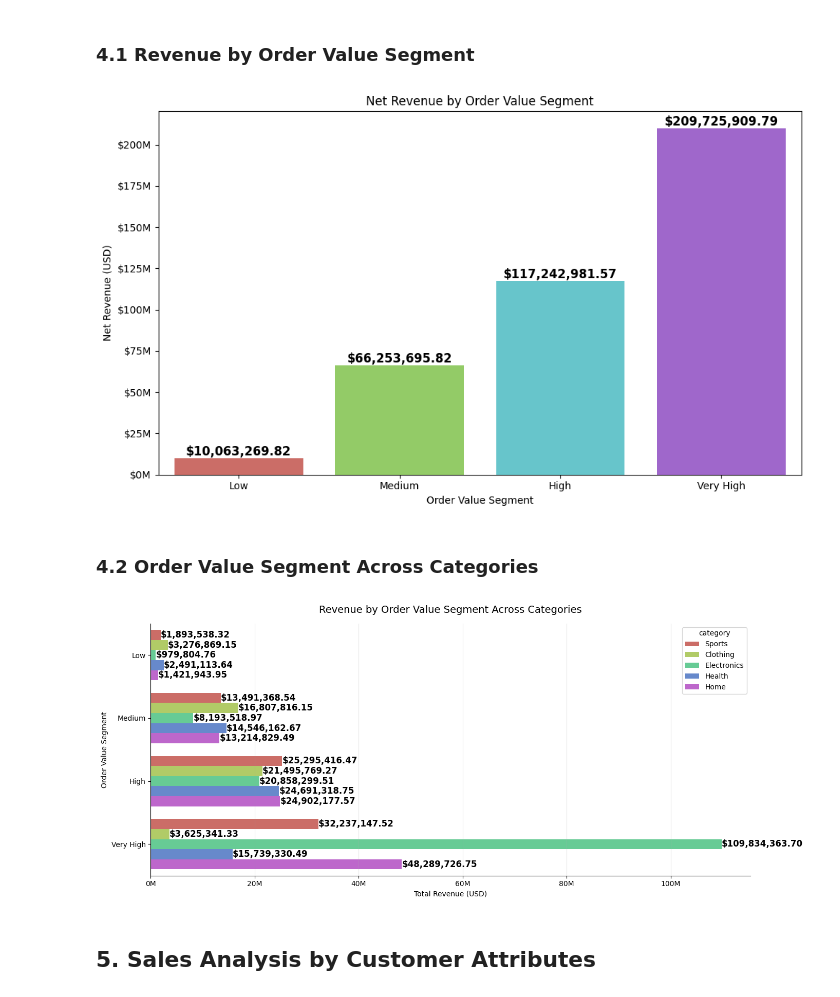
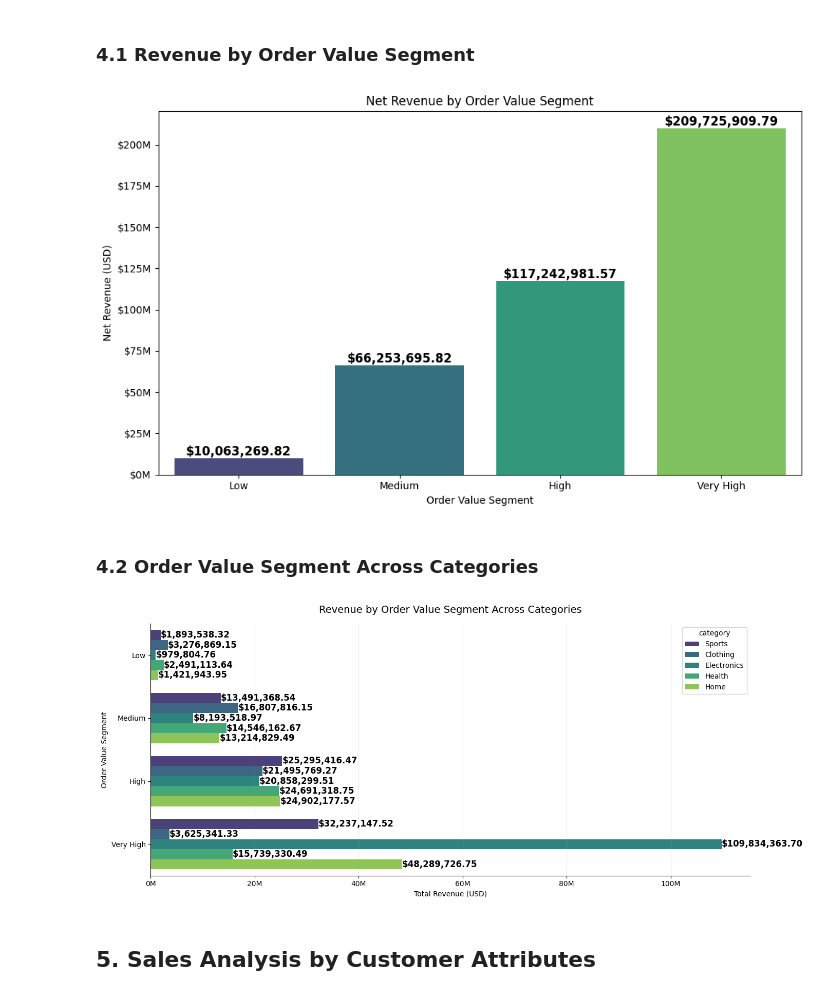
Before and after one commit to judiellegaspina/Ecommerce-EDA-and-Sales-Prediction, a Jupyter notebook: 05_Sales_Analysis.ipynb, the cells around one changed output. Saved outputs shown, nothing was run; the diff lists cells and outputs as text; code cells hidden in the pictures.

```diff
--- a/05_Sales_Analysis.ipynb
+++ b/05_Sales_Analysis.ipynb
@@ -319,7 +319,7 @@ ax = sns.barplot(
     x='unit_price_usd',
     y='category',
     hue='price_tier',
-    palette='tab10',
+    palette='viridis',
     orient='h'
 )
 
@@ -487,35 +487,35 @@ order_value_revenue['order_value_segment'] = pd.Categorical(
 order_value_revenue = order_value_revenue.sort_values('order_value_segment')
 
 plt.figure(figsize=(10, 6))
 
 ax = sns.barplot(
     data=order_value_revenue,
     x='order_value_segment',
     y='net_revenue_usd',
-    palette=sns.color_palette('hls',4),
+    palette='viridis',
     hue='order_value_segment',
     legend=False
 )
 
 # Add value labels on each marker
 for container in ax.containers:
     ax.bar_label(
         container,
         labels=[f'${v:,.2f}' for v in container.datavalues],
         label_type='edge',
         color='black',
         fontsize=12,
         fontweight='bold'
     )
 
 plt.title('Net Revenue by Order Value Segment')
 plt.xlabel('Order Value Segment')
 plt.ylabel('Net Revenue (USD)')
 plt.gca().yaxis.set_major_formatter(plt.FuncFormatter(lambda x, _: f'${x/1e6:.0f}M'))
 plt.tight_layout()
 plt.show()
 # %% [output]
-[figure, old version]
+[figure, new version]
 # %% [markdown]
 ### 4.2 Order Value Segment Across Categories
 # %%
@@ -566,7 +566,7 @@ plt.grid(axis='x', alpha=0.3)
 plt.tight_layout()
 plt.show()
 # %% [output]
-[figure, old version]
+[figure, new version]
 # %% [markdown]
 ## 5. Sales Analysis by Customer Attributes
 # %% [markdown]
```
Also changed, not shown: parts of 6 cells of this notebook.
